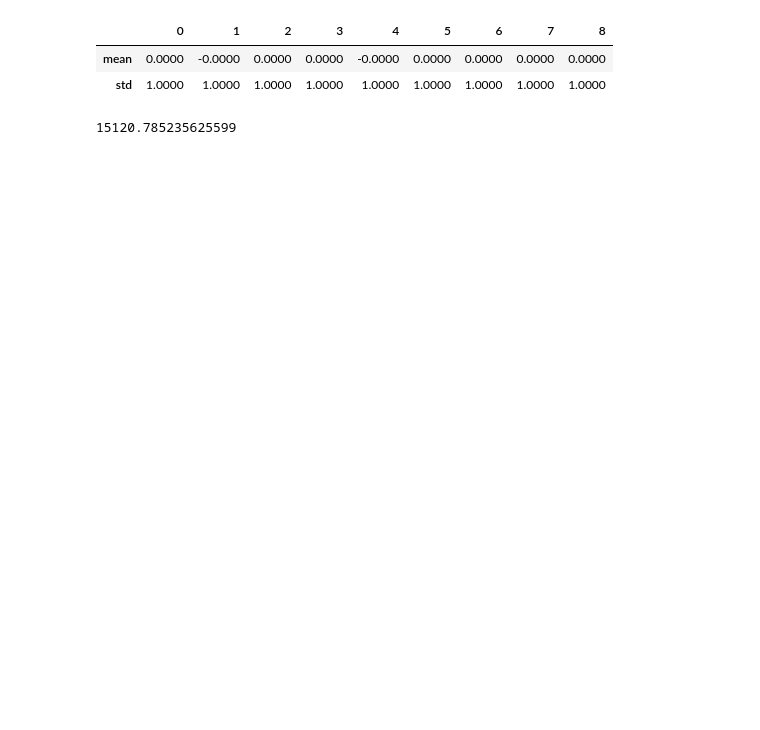
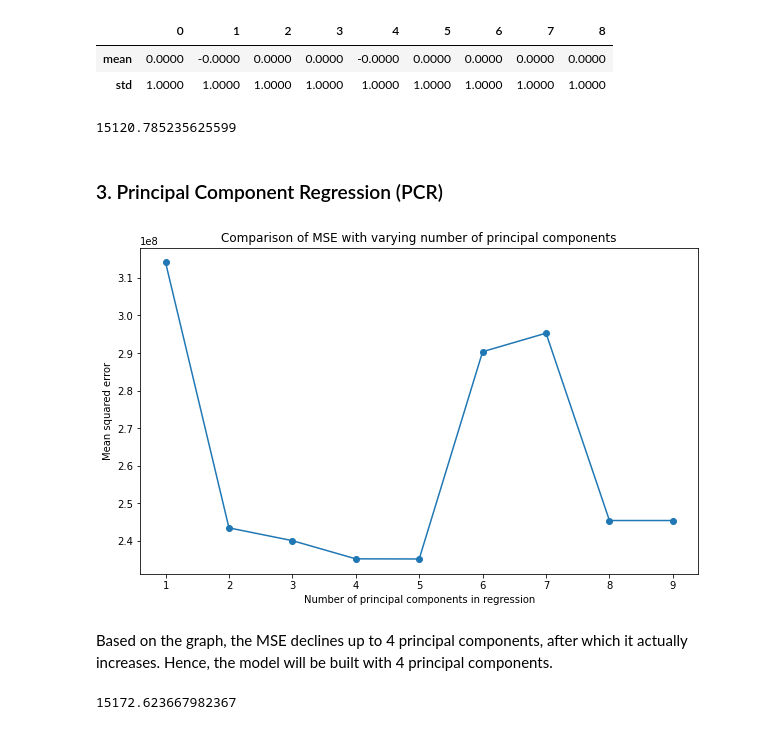
Before and after one commit to seenyanlee/viral-instagram-posts, a Jupyter notebook: submission.ipynb, the cells around one changed output. Saved outputs shown, nothing was run; the diff lists cells and outputs as text; code cells hidden in the pictures; blank space fills up the shorter version.

```diff
--- a/submission.ipynb
+++ b/submission.ipynb
@@ -76,7 +78,7 @@ Index(['Unnamed: 0.1', 'Unnamed: 0', 'location_id', 'profile_id', 'sid',
       dtype='object')
 # %%
 # drop the first two unnamed columns
-df_train = df_train[[col for col in df_train.columns][2:]]
+df_train = df_train[[col for col in df_train.columns[2:]]]
 df_train.head()
 # %% [output]
 |  | location_id | profile_id | sid | sid_profile | post_id | post_type | description | numbr_likes | ... |
@@ -491,3 +503,35 @@ rmse_en = (-1 * cross_val_score(elastic_net_model, X_std, y, scoring='neg_root_m
 rmse_en
 # %% [output]
 15120.785235625599
+# %% [markdown]
+### 3. Principal Component Regression (PCR)
+# %%
+# fit a PCR model to the standardised predictors
+pca = PCA()
+X_pc = pca.fit_transform(X_std)
+# %%
+# record mean squared error of models when including different number of principal components
+lr = LinearRegression()
+mse_scores = []
+
+for i in range(1, X_pc.shape[1]+1):
+    mse_scores.append(-1 * cross_val_score(lr, X_pc[:,:i], y, cv=cv, scoring='neg_mean_squared_error').mean())
+# %%
+# visualise distribution of mean squared errors
+plt.figure(figsize=(10,6))
+plt.plot(mse_scores, '-o')
+plt.xlabel('Number of principal components in regression')
+plt.ylabel('Mean squared error')
+plt.title('Comparison of MSE with varying number of principal components')
+plt.xticks(np.arange(X_pc.shape[1]), np.arange(1, X_pc.shape[1]+1))
+plt.show()
+# %% [output]
+[figure, added]
+# %% [markdown]
+Based on the graph, the MSE declines up to 4 principal components, after which it actually increases. Hence, the model will be built with 4 principal components.
+# %%
+NUM_PC = 4
+rmse_pc = (-1 * cross_val_score(LinearRegression(), X_pc[:,:NUM_PC], y, scoring='neg_root_mean_squared_error', cv=cv)).mean()
+rmse_pc
+# %% [output]
+15172.623667982367
```
Also changed, not shown: parts of 31 cells of this notebook.
